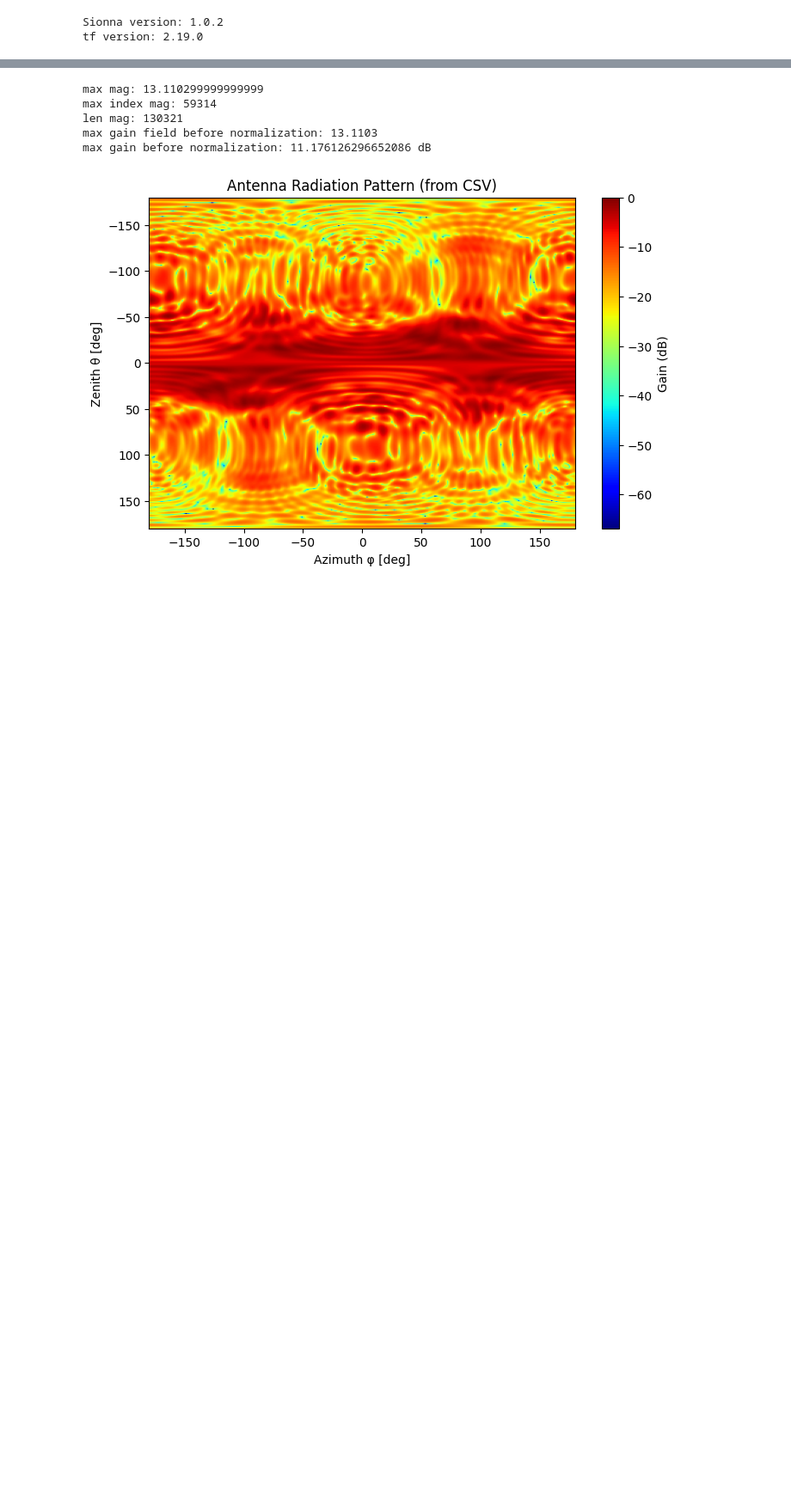
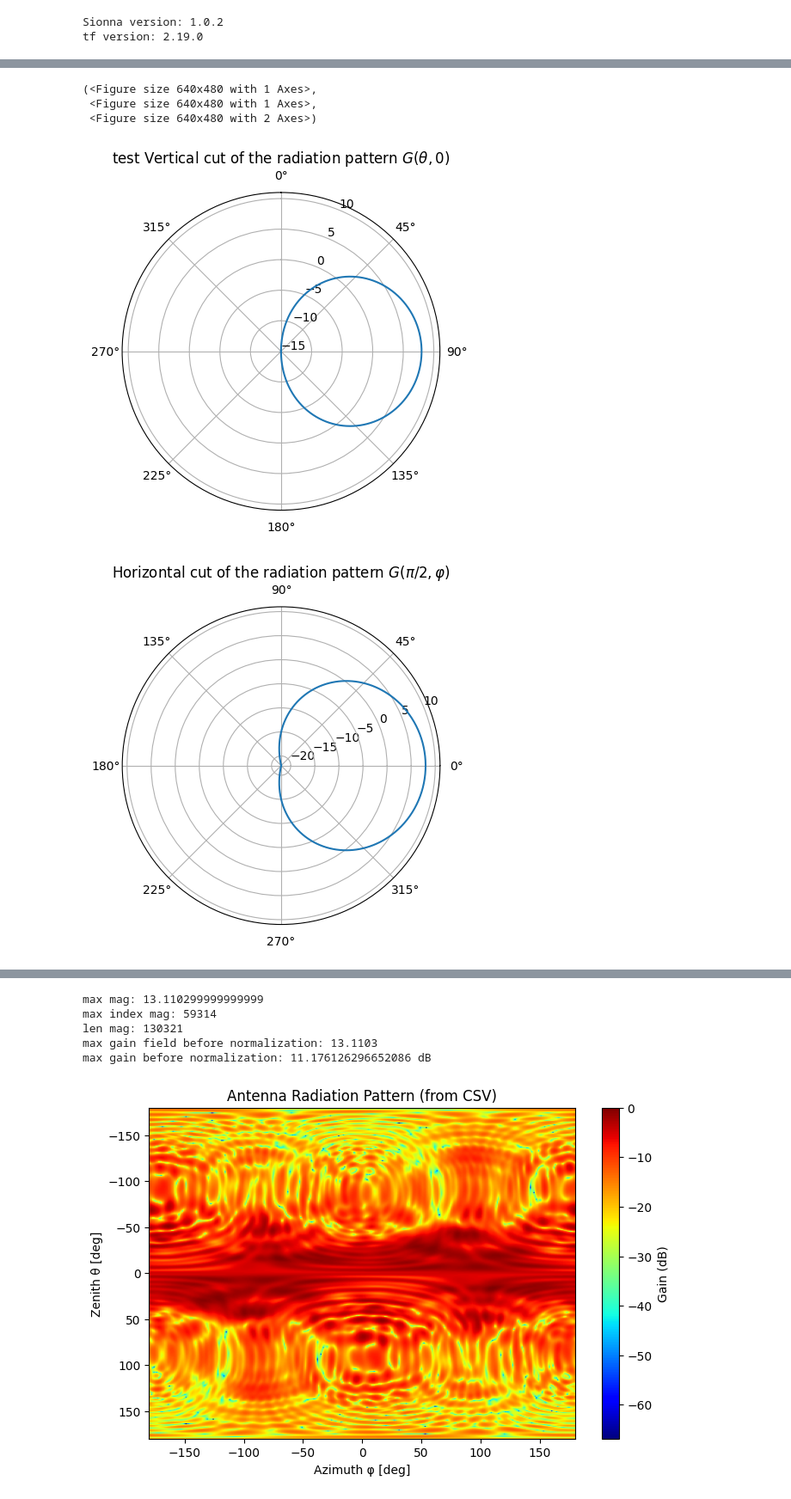
Before and after one commit to 6GTandem/6GTandem_RT_server, a Jupyter notebook: examples/antenna_pattern_test.ipynb, the cells around one changed output, grey strips where cells are left out. Shown at 86% size. Cells and saved outputs as stored; diff of their text form; code cells hidden in the pictures; blank space fills up the shorter version.

```diff
--- a/examples/antenna_pattern_test.ipynb
+++ b/examples/antenna_pattern_test.ipynb
@@ -64,0 +304,17 @@ config = load_config()
+# %%
+# create antenna array based and plot antenna pattern
+scene.rx_array = PlanarArray(num_rows=1,#config['antenna_config']['N_antenna_rows'],
+                                num_cols=1,#config['antenna_config']['N_antenna_cols'],
+                                vertical_spacing=0.5,
+                                horizontal_spacing=0.5,
+                                pattern="tr38901",
+                                polarization='V')
+                                #polarization=config['antenna_config']['polarization'])
+
+scene.rx_array.antenna_pattern.show()
+# %% [output]
+(<Figure size 640x480 with 1 Axes>,
+ <Figure size 640x480 with 1 Axes>,
+ <Figure size 640x480 with 2 Axes>)
+[figure, added]
+[figure, added]
```
Also changed, not shown: parts of 15 cells of this notebook, 5 other files.
